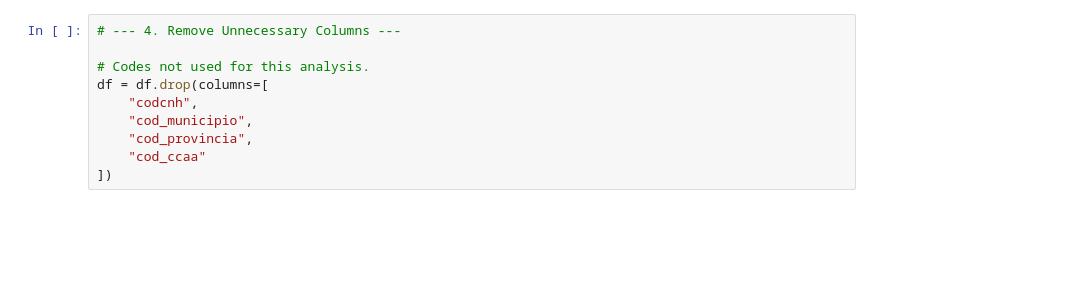
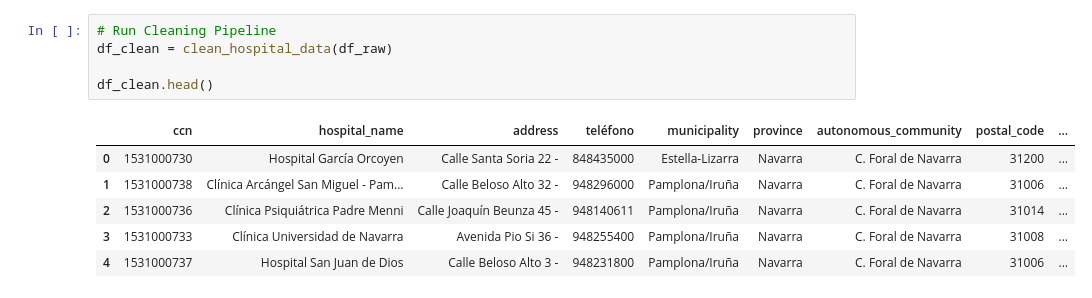
Before and after one commit to davidsaridakis/hospital-capacity-analysis, a Jupyter notebook: notebooks/analysis.ipynb, the cells around one changed output. Saved outputs shown, nothing was run; the diff lists cells and outputs as text; blank space fills up the shorter version.

```diff
--- a/notebooks/analysis.ipynb
+++ b/notebooks/analysis.ipynb
@@ -146,10 +59,12 @@ df[df['beds'] <= 0]
-# %%
-# --- 4. Remove Unnecessary Columns ---
-
-# Codes not used for this analysis.
-df = df.drop(columns=[
-    "codcnh",
-    "cod_municipio",
-    "cod_provincia",
-    "cod_ccaa"
-])
+# %%
+# Run Cleaning Pipeline
+df_clean = clean_hospital_data(df_raw)
+
+df_clean.head()
+# %% [output]
+|  | ccn | hospital_name | address | teléfono | municipality | province | autonomous_community | postal_code | ... |
+| 0 | 1531000730 | Hospital García Orcoyen | Calle Santa Soria 22 - | 848435000 | Estella-Lizarra | Navarra | C. Foral de Navarra | 31200 | ... |
+| 1 | 1531000738 | Clínica Arcángel San Miguel - Pam... | Calle Beloso Alto 32 - | 948296000 | Pamplona/Iruña | Navarra | C. Foral de Navarra | 31006 | ... |
+| 2 | 1531000736 | Clínica Psiquiátrica Padre Menni | Calle Joaquín Beunza 45 - | 948140611 | Pamplona/Iruña | Navarra | C. Foral de Navarra | 31014 | ... |
+| 3 | 1531000733 | Clínica Universidad de Navarra | Avenida Pio Si 36 - | 948255400 | Pamplona/Iruña | Navarra | C. Foral de Navarra | 31008 | ... |
+| 4 | 1531000737 | Hospital San Juan de Dios | Calle Beloso Alto 3 - | 948231800 | Pamplona/Iruña | Navarra | C. Foral de Navarra | 31006 | ... |
```
Also changed, not shown: parts of 17 cells of this notebook.
